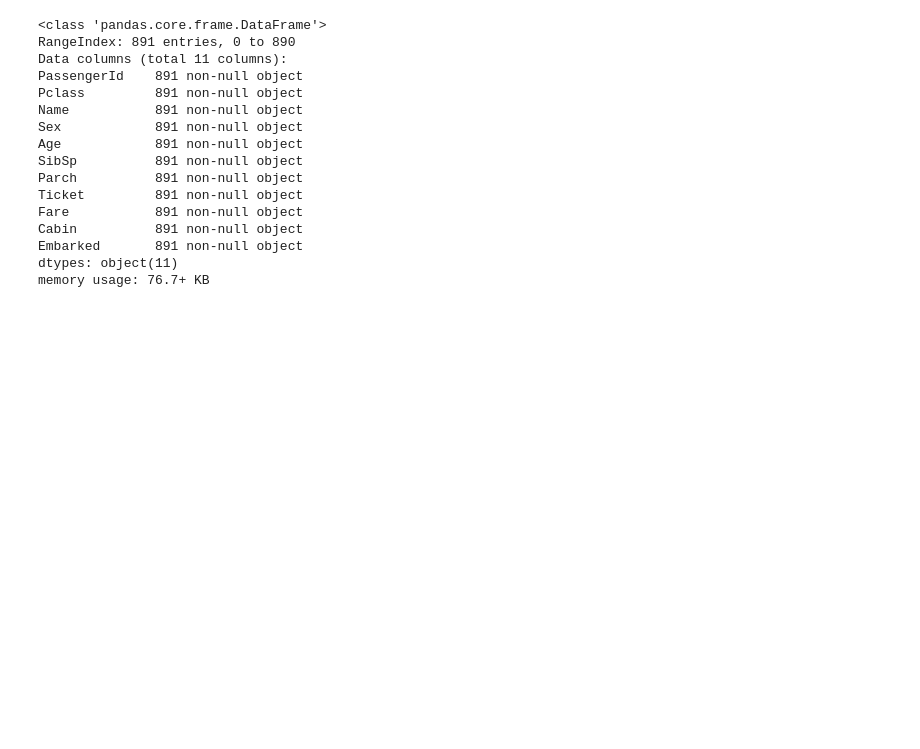
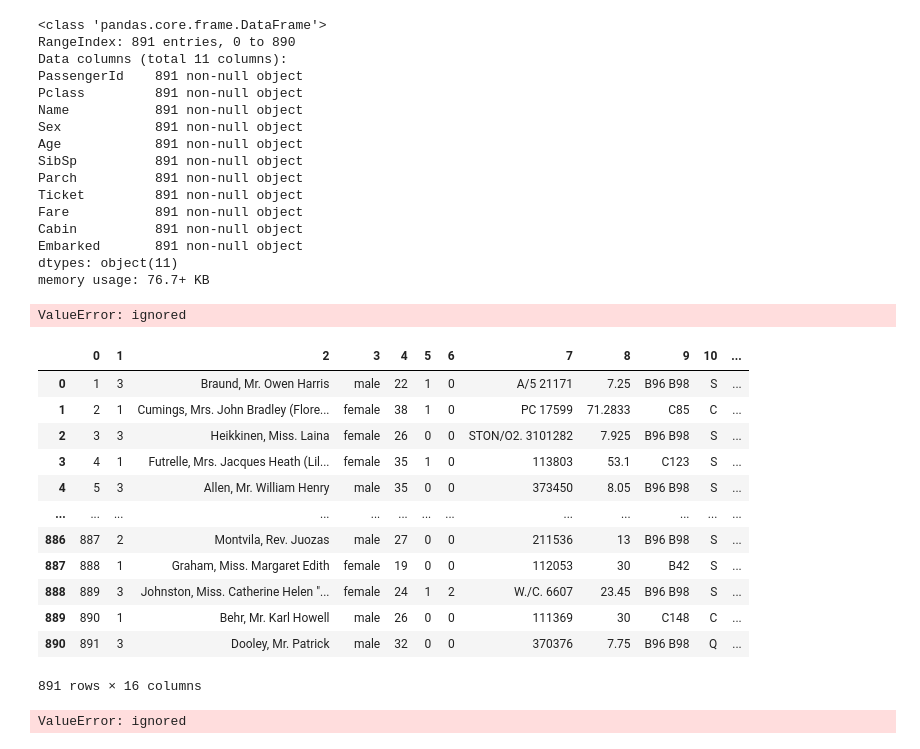
Before and after one commit to srivatsakr21/Kaggle, a Jupyter notebook: Titanic.ipynb, the cells around one changed output. Cells and saved outputs as stored; diff of their text form; code cells hidden in the pictures; blank space fills up the shorter version.

```diff
--- a/Titanic.ipynb
+++ b/Titanic.ipynb
@@ -159,0 +195,31 @@ memory usage: 76.7+ KB
+# %%
+X_prepared = fullPipeline.fit_transform(X)
+# %% [output]
+ValueError: ignored
+# %%
+cols = imputed_X.columns
+cat_cols = ['Pclass','Sex']
+# %%
+columnTransform = ColumnTransformer([
+          ('impute', SimpleImputer(strategy='most_frequent'),cols),
+          ('encode', OneHotEncoder(),cat_cols)
+])
+# %%
+X_prepared = columnTransform.fit_transform(X)
+# %%
+x_df = pd.DataFrame(X_prepared)
+x_df
+# %% [output]
+|  | 0 | 1 | 2 | 3 | 4 | 5 | 6 | 7 | 8 | 9 | 10 | ... |
+| 0 | 1 | 3 | Braund, Mr. Owen Harris | male | 22 | 1 | 0 | A/5 21171 | 7.25 | B96 B98 | S | ... |
+| 1 | 2 | 1 | Cumings, Mrs. John Bradley (Flore... | female | 38 | 1 | 0 | PC 17599 | 71.2833 | C85 | C | ... |
+| 2 | 3 | 3 | Heikkinen, Miss. Laina | female | 26 | 0 | 0 | STON/O2. 3101282 | 7.925 | B96 B98 | S | ... |
+| 3 | 4 | 1 | Futrelle, Mrs. Jacques Heath (Lil... | female | 35 | 1 | 0 | 113803 | 53.1 | C123 | S | ... |
+| 4 | 5 | 3 | Allen, Mr. William Henry | male | 35 | 0 | 0 | 373450 | 8.05 | B96 B98 | S | ... |
+| ... | ... | ... | ... | ... | ... | ... | ... | ... | ... | ... | ... | ... |
+| 886 | 887 | 2 | Montvila, Rev. Juozas | male | 27 | 0 | 0 | 211536 | 13 | B96 B98 | S | ... |
+| 887 | 888 | 1 | Graham, Miss. Margaret Edith | female | 19 | 0 | 0 | 112053 | 30 | B42 | S | ... |
+| 888 | 889 | 3 | Johnston, Miss. Catherine Helen "... | female | 24 | 1 | 2 | W./C. 6607 | 23.45 | B96 B98 | S | ... |
+| 889 | 890 | 1 | Behr, Mr. Karl Howell | male | 26 | 0 | 0 | 111369 | 30 | C148 | C | ... |
+| 890 | 891 | 3 | Dooley, Mr. Patrick | male | 32 | 0 | 0 | 370376 | 7.75 | B96 B98 | Q | ... |
+891 rows × 16 columns
@@ -159,0 +230,4 @@ memory usage: 76.7+ KB
+# %%
+dtc.fit(x_df,y)
+# %% [output]
+ValueError: ignored
```
Also changed, not shown: parts of 12 cells of this notebook.
